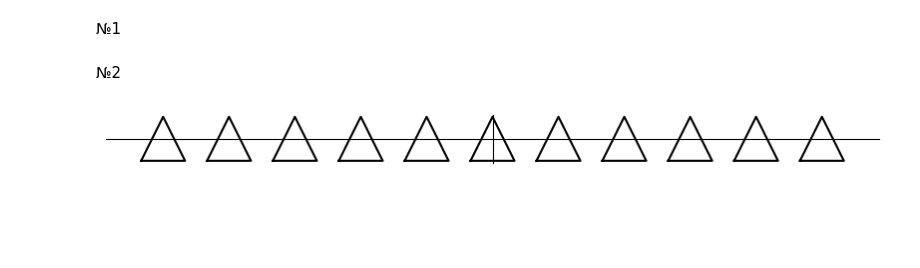
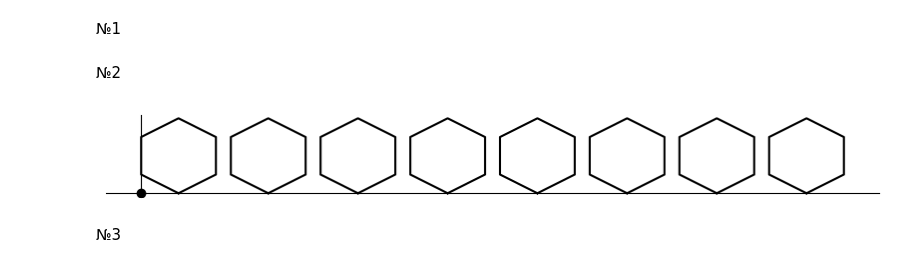
Before and after one commit to wtfgh/figurki, a Jupyter notebook: figurki.ipynb, the cells around one changed output. Cells and saved outputs as stored; diff of their text form; code cells hidden in the pictures; blank space fills up the shorter version.

```diff
--- a/figurki.ipynb
+++ b/figurki.ipynb
@@ -14,39 +16,42 @@ def draw_a_sequence_of_shapes(axis, sequence):
 # %%
 
 def gen_rectangle(space_in_between, stopping_point):
-    count = -1
+    count = 0
     while count != stopping_point:
-        count += 1
         yield ((0 + count + count * space_in_between + 0.5 * count, 0), (1.5 + count + count * space_in_between + 0.5 * count, 0),
                (1.5 + count + count * space_in_between + 0.5 * count, 1), (0 + count + count * space_in_between + 0.5 * count, 1))
+        count += 1
 
 def gen_triangle(space_in_between, stopping_point):
-    count = -1
+    count = 0
     while count != stopping_point:
-        count += 1
         yield ((0 + count + count * space_in_between, 0), (1 + count + count * space_in_between, 0),
                (0.5 + count + count * space_in_between, 1))
+        count += 1
 
 def gen_hexagon(space_in_between, stopping_point):
-    count = -1
+    count = 0
     while count != stopping_point:
+        yield ((0 + count + count * space_in_between, 0.25), (0.5 + count + count * space_in_between, 0),
+               (1 + count + count * space_in_between, 0.25), (1 + count + count * space_in_between, 0.75),
+                 (0.5 + count + count * space_in_between, 1), (0 + count + count * space_in_between, 0.75))
         count += 1
-        yield ((0.5 + count + count * space_in_between, 0), (1 + count + count * space_in_between, 0.25),
-               (1 + count + count * space_in_between, 0.75), (0.5 + count + count * space_in_between, 1),
-                 (0 + count + count * space_in_between, 0.75), (0 + count + count * space_in_between, 0.25))
 # %%
 fig, ax = plt.subplots(figsize = (10, 5))
 
-ax.spines['left'].set_position('center')
-ax.spines['bottom'].set_position('center')
+ax.spines['left'].set_position('zero')
+ax.spines['bottom'].set_position('zero')
 ax.spines['top'].set_visible(False)
 ax.spines['right'].set_visible(False)
 ax.set_xticks([])
 ax.set_yticks([])
+ax.scatter(0, 0, color = 'black')
 
-draw_a_sequence_of_shapes(ax, gen_triangle(0.5, 10))
+draw_a_sequence_of_shapes(ax, gen_hexagon(0.2, 8))
 
 ax.set_aspect('equal')
 plt.show()
 # %% [output]
-[figure, old version]
+[figure, new version]
+# %% [markdown]
+№3
```
Also changed, not shown: parts of 10 cells of this notebook.
